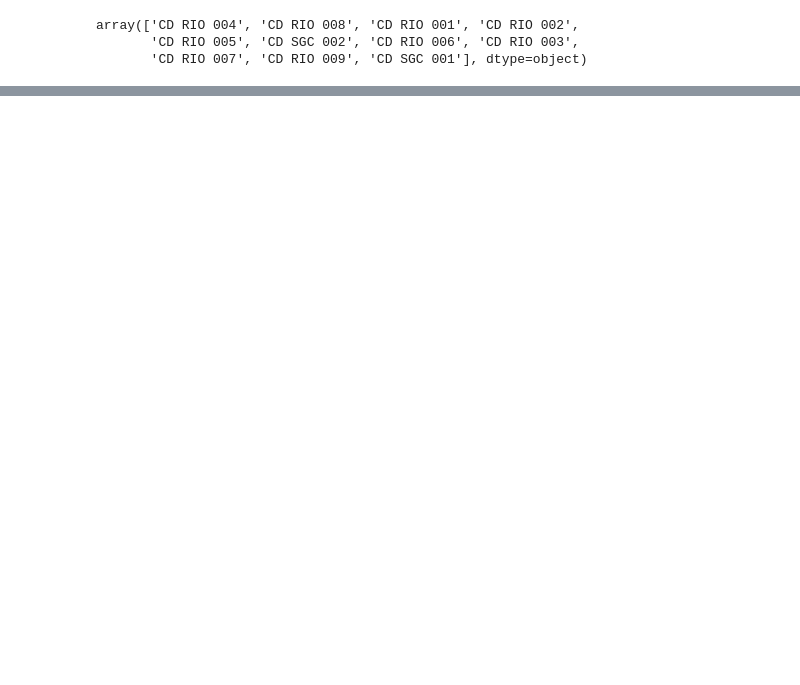
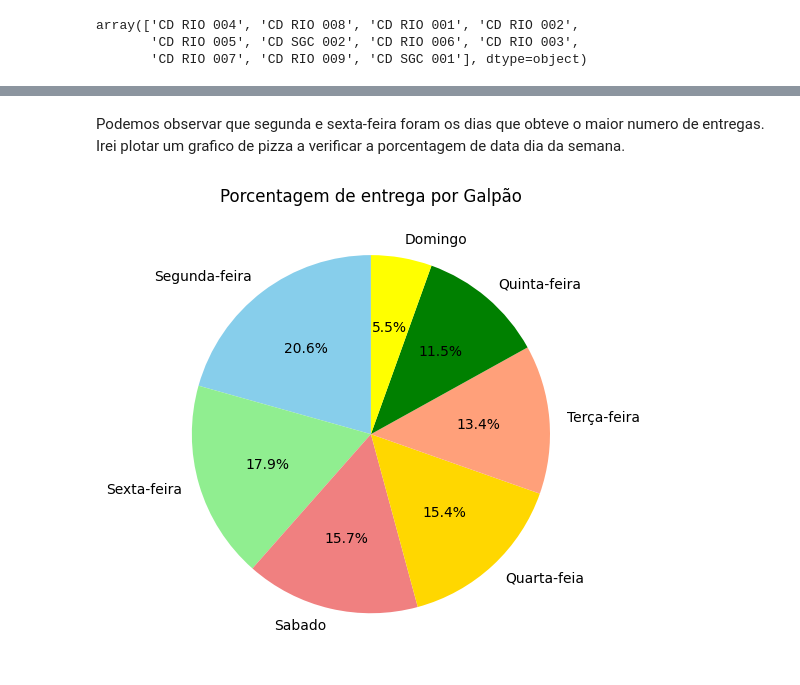
Before and after one commit to al00pes/MVP_Analise_de_dados_PUC, a Jupyter notebook: MVP_sprint_Analise_de_dados_e_boas_praticas_PUC.ipynb, the cells around one changed output, grey strips where cells are left out. Cells and saved outputs as stored; diff of their text form; code cells hidden in the pictures; blank space fills up the shorter version.

```diff
--- a/MVP_sprint_Analise_de_dados_e_boas_praticas_PUC.ipynb
+++ b/MVP_sprint_Analise_de_dados_e_boas_praticas_PUC.ipynb
@@ -665,0 +720,16 @@ plt.show()
+# %%
+dias_da_semana = {
+    "Monday" : "Segunda-feira",
+    "Tuesday" : "Terça-feira",
+    "Wednesday": "Quarta-feia",
+    "Thursday": "Quinta-feira",
+    "Friday":"Sexta-feira",
+    "Saturday": "Sabado",
+    "Sunday": "Domingo"
+}
+# %%
+#função lambda para adicionar os valores no dataframe
+pacotes_outubro_entregue['dia_da_semana'] = pacotes_outubro_entregue.apply(lambda row: dias_da_semana[row["data_entrega"]], axis=1)
+
+#Validando a inserção dos valores
+pacotes_outubro_entregue.head()
@@ -665,0 +743,8 @@ plt.show()
+# %%
+#excluir atributo que não é mais necessário
+
+pacotes_outubro_entregue.drop('data_entrega', inplace=True, axis=1)
+
+# validando a transformação
+
+pacotes_outubro_entregue.head(1)
@@ -665,0 +756,6 @@ plt.show()
+# %%
+# Contando os valores de entrega por dia da semana
+hubs_semana = pacotes_outubro_entregue['dia_da_semana'].value_counts()
+
+#Exibindo todos os dias da semana
+hubs_semana.head(7)
@@ -665,0 +771,14 @@ plt.show()
+# %% [markdown]
+Podemos observar que segunda e sexta-feira foram os dias que obteve o maior numero de entregas. Irei plotar um grafico de pizza a verificar a porcentagem de data dia da semana.
+# %%
+plt.figure(figsize=(6,5))
+hubs_semana.plot(kind='pie', autopct='%1.1f%%', startangle=90, legend=False, colors=['skyblue', 'lightgreen', 'lightcoral', 'gold', 'lightsalmon','green','yellow'])
+plt.title('Porcentagem de entrega por Galpão')
+plt.xlabel('')
+plt.ylabel('')  # Adicionar legenda
+# Ajusta as margens do gráfico (para eliminar margens desnecessárias)
+plt.tight_layout()
+#exibir o grafico
+plt.show()
+# %% [output]
+[figure, added]
```
Also changed, not shown: parts of 94 cells of this notebook.
